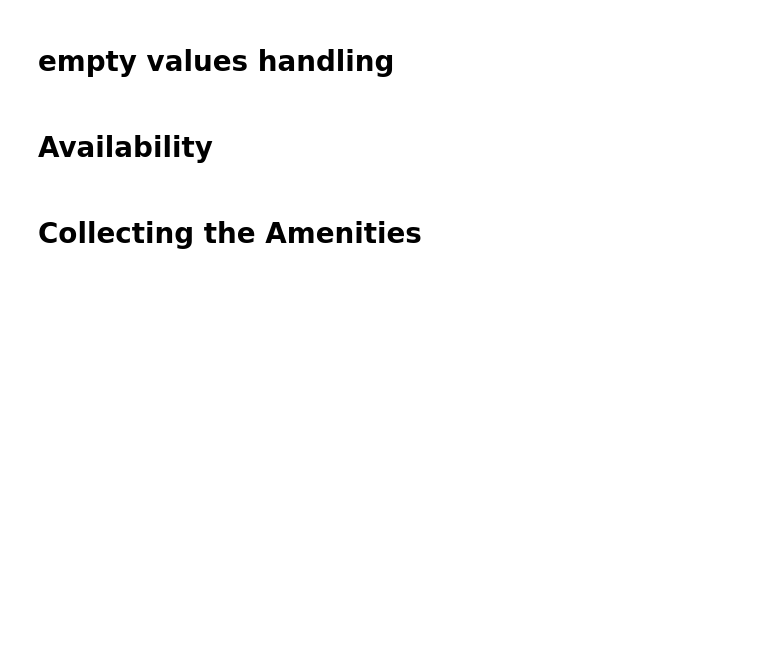
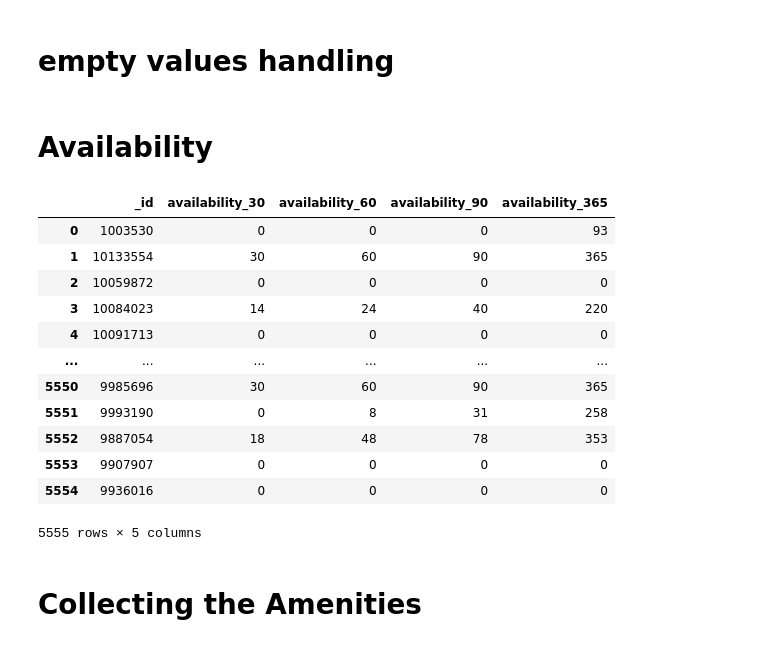
Before and after one commit to Ranjithakishore/guvi-airbnb-project, a Jupyter notebook: airbnb.ipynb, the cells around one changed output. Saved outputs shown, nothing was run; the diff lists cells and outputs as text; code cells hidden in the pictures; blank space fills up the shorter version.

```diff
--- a/airbnb.ipynb
+++ b/airbnb.ipynb
@@ -248,6 +262,22 @@ for i in df_availability["availability"]:
     available_columns['availability_365'].append(i["availability_365"])
 # %%
 df_available_1 = pd.DataFrame(available_columns)
+# %%
+df_available_1
+# %% [output]
+|  | _id | availability_30 | availability_60 | availability_90 | availability_365 |
+| 0 | 1003530 | 0 | 0 | 0 | 93 |
+| 1 | 10133554 | 30 | 60 | 90 | 365 |
+| 2 | 10059872 | 0 | 0 | 0 | 0 |
+| 3 | 10084023 | 14 | 24 | 40 | 220 |
+| 4 | 10091713 | 0 | 0 | 0 | 0 |
+| ... | ... | ... | ... | ... | ... |
+| 5550 | 9985696 | 30 | 60 | 90 | 365 |
+| 5551 | 9993190 | 0 | 8 | 31 | 258 |
+| 5552 | 9887054 | 18 | 48 | 78 | 353 |
+| 5553 | 9907907 | 0 | 0 | 0 | 0 |
+| 5554 | 9936016 | 0 | 0 | 0 | 0 |
+5555 rows × 5 columns
 # %% [markdown]
 # Collecting the Amenities
 # %%
```
Also changed, not shown: parts of 11 cells of this notebook, 2 other files.
